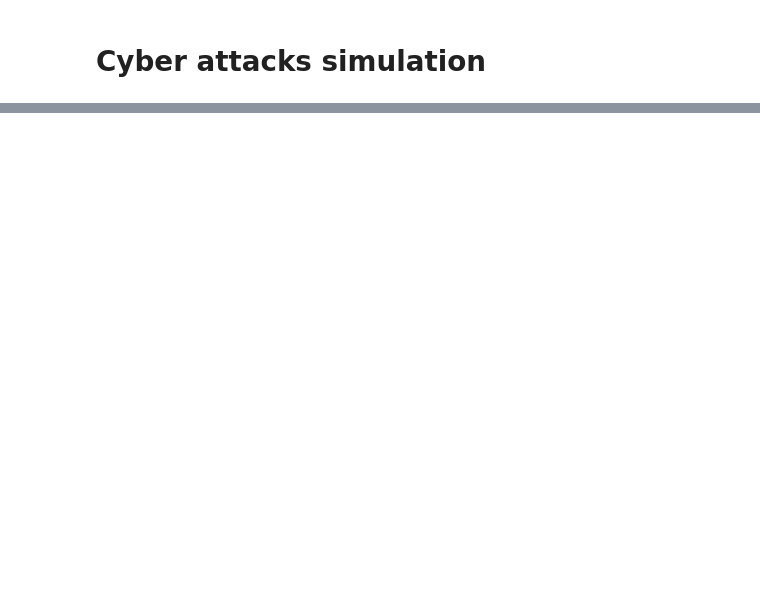
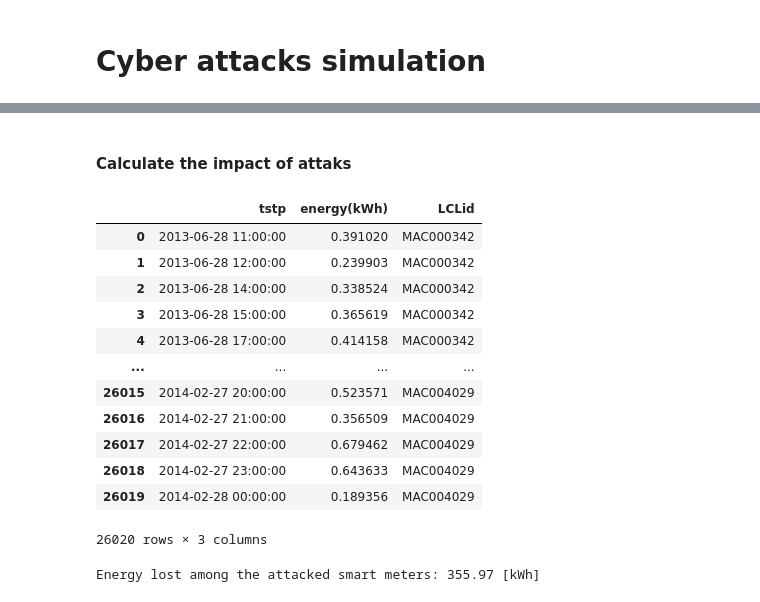
Before and after one commit to samueleborgognoni/kmeans_nn_ILF_london_smart_meters, a Jupyter notebook: 5_Cyber_attacks.ipynb, the cells around one changed output, grey strips where cells are left out. Saved outputs shown, nothing was run; the diff lists cells and outputs as text; code cells hidden in the pictures; blank space fills up the shorter version.

```diff
--- a/5_Cyber_attacks.ipynb
+++ b/5_Cyber_attacks.ipynb
@@ -142,0 +166,23 @@ y_ilf_test_attacked.to_csv(drive_folder_path + 'data/y_ilf_test_attacked.csv', i
+# %% [markdown]
+#### Calculate the impact of attaks
+# %%
+y_5_ilf_test_attacked
+# %% [output]
+|  | tstp | energy(kWh) | LCLid |
+| 0 | 2013-06-28 11:00:00 | 0.391020 | MAC000342 |
+| 1 | 2013-06-28 12:00:00 | 0.239903 | MAC000342 |
+| 2 | 2013-06-28 14:00:00 | 0.338524 | MAC000342 |
+| 3 | 2013-06-28 15:00:00 | 0.365619 | MAC000342 |
+| 4 | 2013-06-28 17:00:00 | 0.414158 | MAC000342 |
+| ... | ... | ... | ... |
+| 26015 | 2014-02-27 20:00:00 | 0.523571 | MAC004029 |
+| 26016 | 2014-02-27 21:00:00 | 0.356509 | MAC004029 |
+| 26017 | 2014-02-27 22:00:00 | 0.679462 | MAC004029 |
+| 26018 | 2014-02-27 23:00:00 | 0.643633 | MAC004029 |
+| 26019 | 2014-02-28 00:00:00 | 0.189356 | MAC004029 |
+26020 rows × 3 columns
+# %%
+kWh_lost_tot_5 = (df_to_attack['energy(kWh)'] - y_5_ilf_test_attacked['energy(kWh)']).sum()
+print(f"Energy lost among the attacked smart meters: {abs(round(kWh_lost_tot_5, 2))} [kWh]")
+# %% [output]
+Energy lost among the attacked smart meters: 355.97 [kWh]
```
Also changed, not shown: parts of 10 cells of this notebook.
